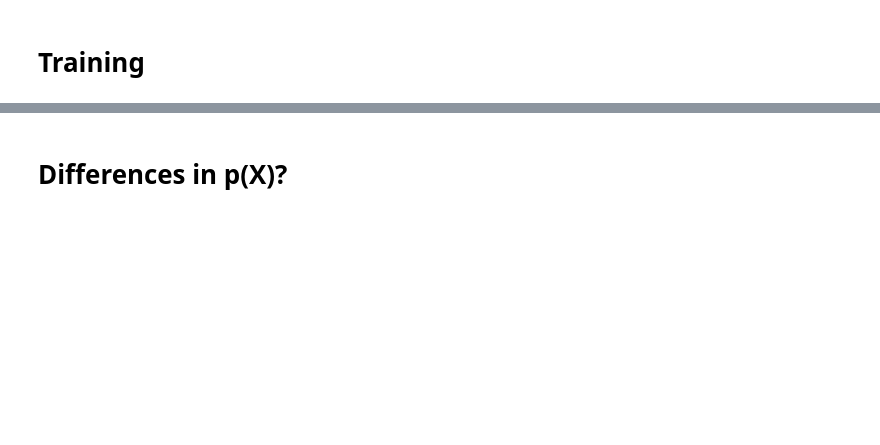
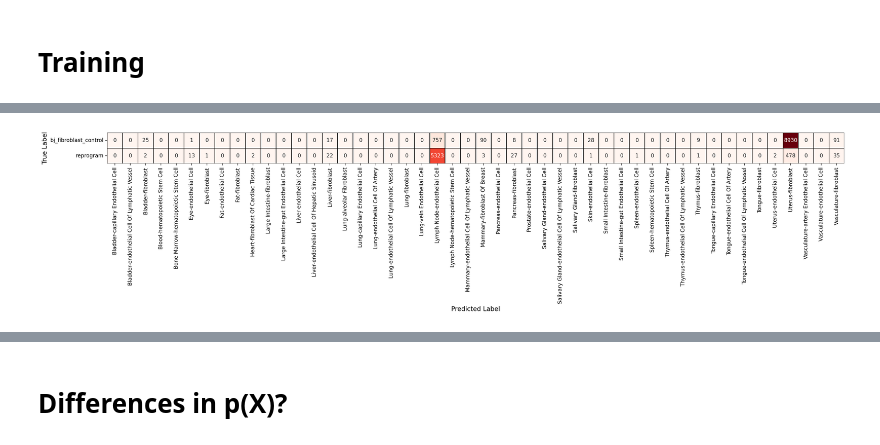
Before and after one commit to CooperStansbury/hematokytos, a Jupyter notebook: notebooks/pipeline_analysis/CELL_ASSIGN_basename_deg.ipynb, the cells around one changed output, grey strips where cells are left out. Saved outputs shown, nothing was run; the diff lists cells and outputs as text; code cells hidden in the pictures; blank space fills up the shorter version.

```diff
--- a/notebooks/pipeline_analysis/CELL_ASSIGN_basename_deg.ipynb
+++ b/notebooks/pipeline_analysis/CELL_ASSIGN_basename_deg.ipynb
@@ -442,32 +531,34 @@ plt.show()
 # %%
 confusion_matrix = pd.crosstab(
     preds.idxmax(axis=1),
     merge.obs['basename'].values,
     rownames=["y Pred"],
     colnames=["y True"],
 )
 
 confusion_matrix = confusion_matrix[['bj_fibroblast_control', 'reprogram']]
 confusion_matrix
 
 # Plot
 plt.rcParams['figure.dpi'] = 200
-fig, ax = plt.subplots(figsize=(6, 3))  # Square aspect
+fig, ax = plt.subplots(figsize=(25, 3))  # Square aspect
 sns.heatmap(
     confusion_matrix.T,
     ax=ax,
     square=True,
     cmap="Reds",  # Use "viridis" or "mako" for alternatives
     cbar=False,
     annot=True,
     fmt="d",
     linewidths=0.5,
     linecolor='k'
 )
 
 # # Aesthetics
 ax.set_ylabel("True Label", fontsize=12)
 ax.set_xlabel("Predicted Label", fontsize=12)
 plt.show()
+# %% [output]
+[figure, added]
 # %%
 break
```
Also changed, not shown: parts of 14 cells of this notebook, 16 other files.
